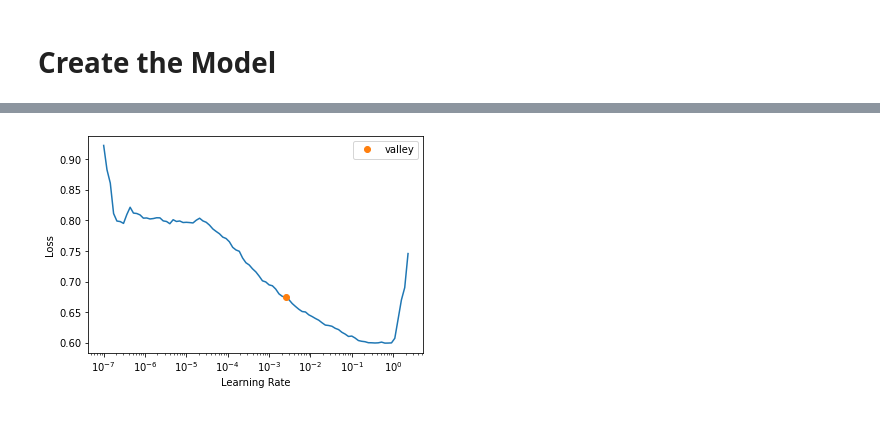
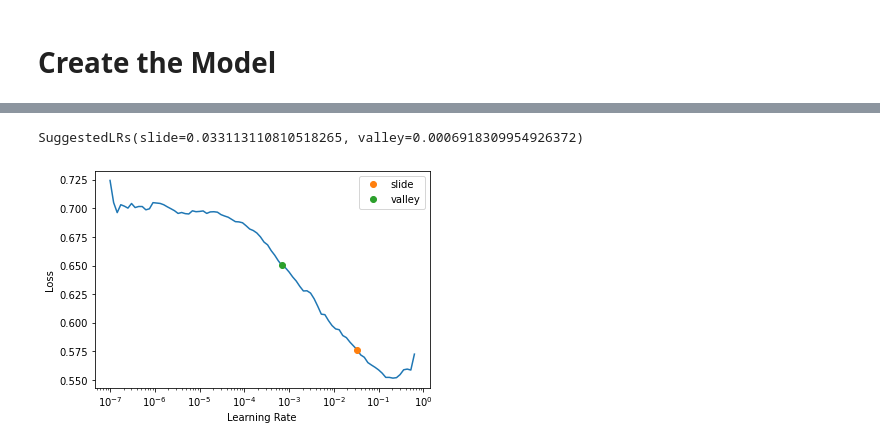
Before and after one commit to makit/kaggle-spaceship-titanic, a Jupyter notebook: spaceship-titanic-fastai.ipynb, the cells around one changed output, grey strips where cells are left out. Drawn from its saved outputs; the diff is of its cells as text; code cells hidden in the pictures.

```diff
--- a/spaceship-titanic-fastai.ipynb
+++ b/spaceship-titanic-fastai.ipynb
@@ -198,0 +142,12 @@ create_side(test_df)
+# %%
+def convert_to_dummies(df):
+    df = pd.get_dummies(df, columns=['Destination'], prefix="D")
+    df = pd.get_dummies(df, columns=['HomePlanet'], prefix="H")
+    df = pd.get_dummies(df, columns=['CabinSide'])
+    df = pd.get_dummies(df, columns=['VIP'])
+    df = pd.get_dummies(df, columns=['CryoSleep'])
+    df = pd.get_dummies(df, columns=['CabinDeck'])
+    return df
+
+train_df = convert_to_dummies(train_df)
+test_df = convert_to_dummies(test_df)
@@ -223,3 +207,14 @@ dls = TabularDataLoaders.from_df(train_df, y_names="Transported", y_block = Cate
+# %%
+cont_names, cat_names = cont_cat_split(train_df, dep_var="Transported")
+# %%
+dls = TabularPandas(
+    train_df,
+    y_names="Transported",
+    y_block = CategoryBlock(),
+    cat_names = cat_names,
+    cont_names = cont_names,
+    splits=RandomSplitter(valid_pct=0.2)(train_df),
+    procs = [Categorify, Normalize, FillMissing]).dataloaders(bs=128)
 # %%
 dls.show_batch()
 # %% [output]
@@ -237,8 +232,11 @@ dls.show_batch()
 # %%
-learn = tabular_learner(dls, metrics=accuracy, layers=[300, 200, 100, 50, 10])
+learn = tabular_learner(dls,
+                        metrics=[accuracy, error_rate],
+                        layers=[170, 100])
 # %%
 # Find a good learning rate
-suggested_lr = learn.lr_find()
+learn.lr_find(suggest_funcs=(slide, valley))
 # %% [output]
 [interactive output not drawn]
+SuggestedLRs(slide=0.033113110810518265, valley=0.0006918309954926372)
-[figure, old version]
+[figure, new version]
```
Also changed, not shown: parts of 34 cells of this notebook.
